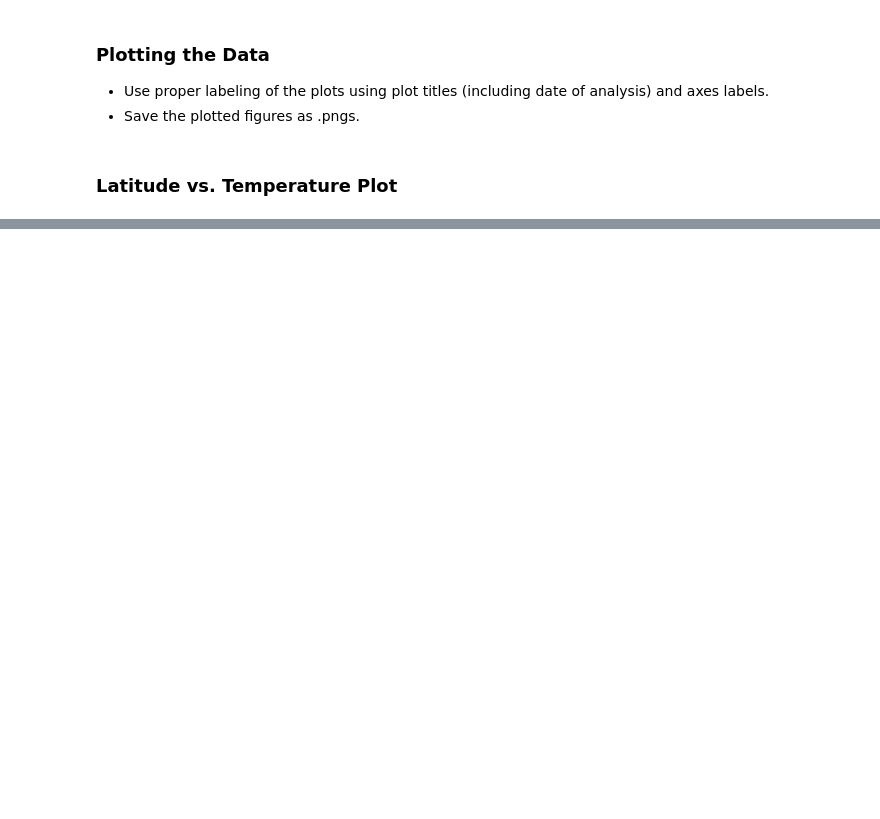
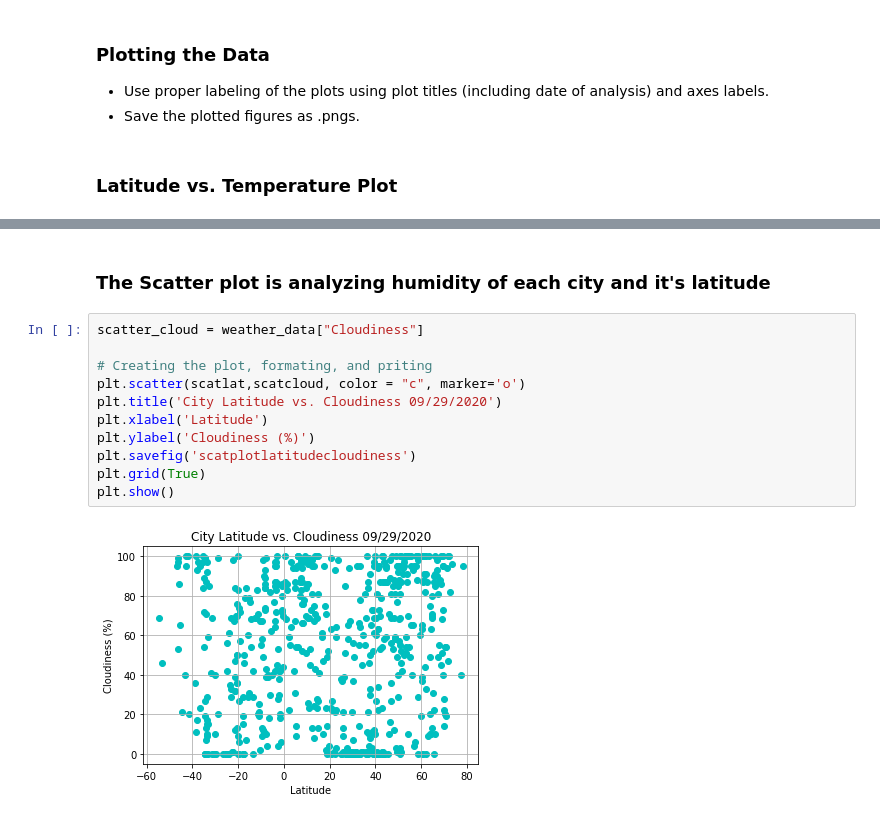
Before and after one commit to GStout17/python-api-challenge, a Jupyter notebook: WeatherPy/WeatherPy.ipynb, the cells around one changed output, grey strips where cells are left out. Cells and saved outputs as stored; diff of their text form; blank space fills up the shorter version.

```diff
--- a/WeatherPy/WeatherPy.ipynb
+++ b/WeatherPy/WeatherPy.ipynb
@@ -226,0 +242,15 @@ plt.show()
+# %% [markdown]
+### The Scatter plot is analyzing humidity of each city and it's latitude
+# %%
+scatter_cloud = weather_data["Cloudiness"]
+
+# Creating the plot, formating, and priting
+plt.scatter(scatlat,scatcloud, color = "c", marker='o')
+plt.title('City Latitude vs. Cloudiness 09/29/2020')
+plt.xlabel('Latitude')
+plt.ylabel('Cloudiness (%)')
+plt.savefig('scatplotlatitudecloudiness')
+plt.grid(True)
+plt.show()
+# %% [output]
+[figure, added]
```
Also changed, not shown: parts of 12 cells of this notebook, 5 other files.
